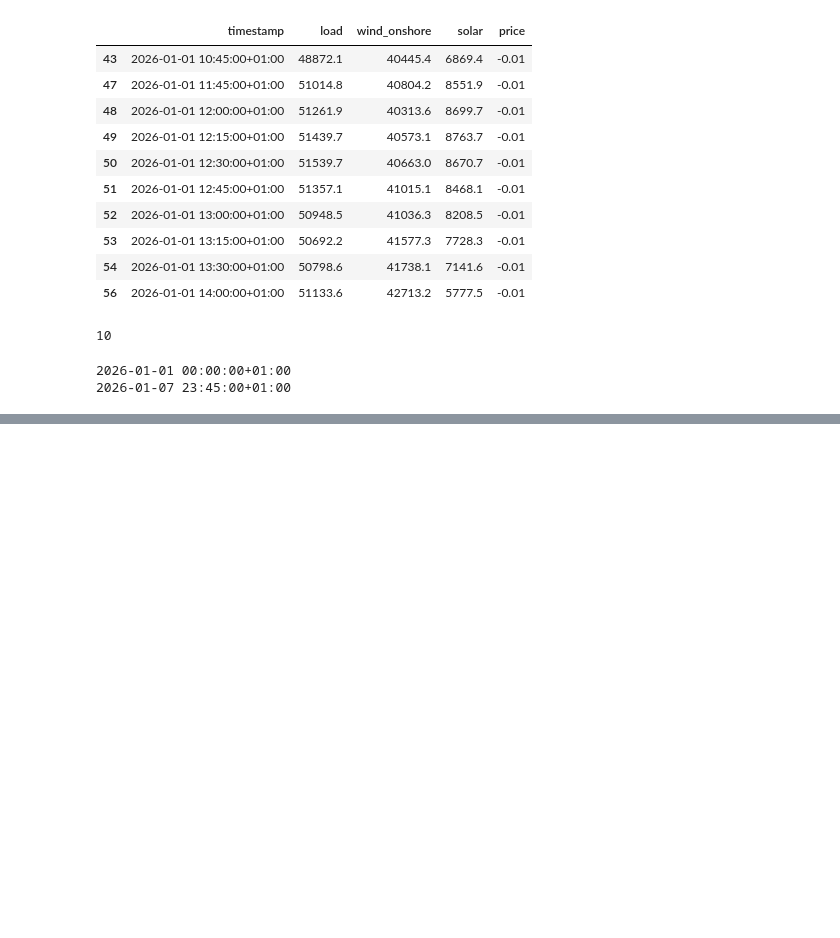
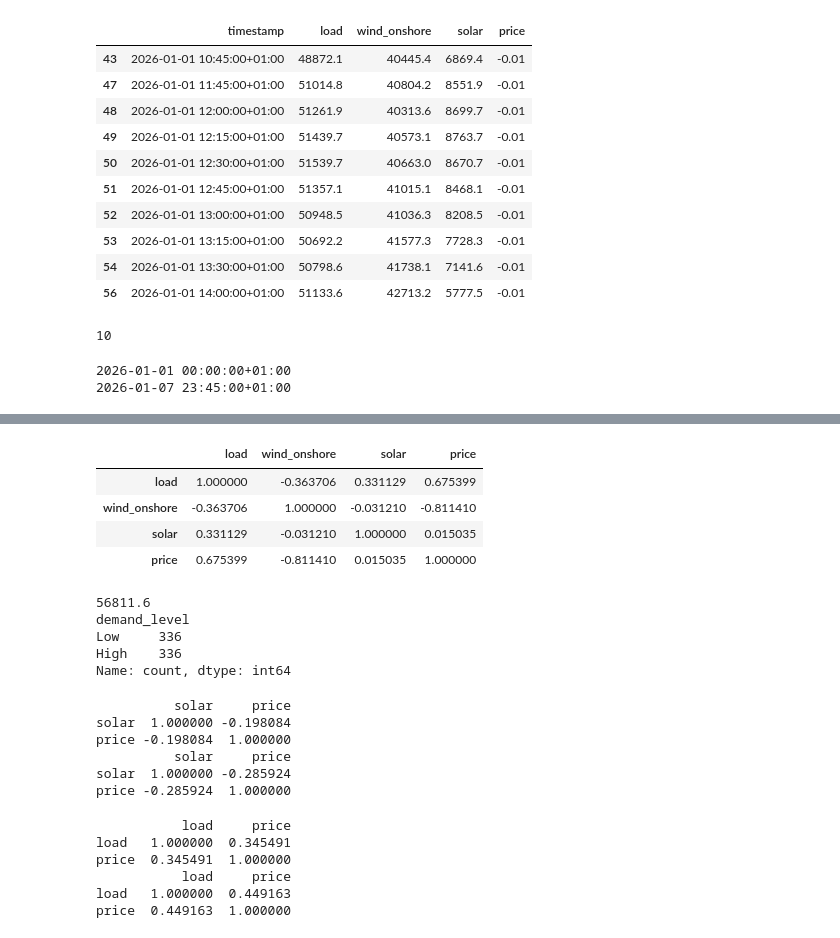
Before and after one commit to rinshina/german-electricity-price-analysis, a Jupyter notebook: german_electricity_analysis.ipynb, the cells around one changed output, grey strips where cells are left out. Cells and saved outputs as stored; diff of their text form; code cells hidden in the pictures; blank space fills up the shorter version.

```diff
--- a/german_electricity_analysis.ipynb
+++ b/german_electricity_analysis.ipynb
@@ -182,0 +219,51 @@ print(merged_df["timestamp"].max())
+# %%
+merged_df[["load", "wind_onshore", "solar", "price"]].corr()
+# %% [output]
+|  | load | wind_onshore | solar | price |
+| load | 1.000000 | -0.363706 | 0.331129 | 0.675399 |
+| wind_onshore | -0.363706 | 1.000000 | -0.031210 | -0.811410 |
+| solar | 0.331129 | -0.031210 | 1.000000 | 0.015035 |
+| price | 0.675399 | -0.811410 | 0.015035 | 1.000000 |
+# %%
+load_median = merged_df["load"].median()
+merged_df["demand_level"] = merged_df["load"].apply(
+    lambda x: "High" if x >= load_median else "Low"
+)
+print(load_median)
+print(merged_df["demand_level"].value_counts())
+# %% [output]
+56811.6
+demand_level
+Low     336
+High    336
+Name: count, dtype: int64
+# %%
+print(
+    merged_df[merged_df["demand_level"] == "High"][["solar", "price"]].corr()
+)
+
+print(
+    merged_df[merged_df["demand_level"] == "Low"][["solar", "price"]].corr()
+)
+# %% [output]
+          solar     price
+solar  1.000000 -0.198084
+price -0.198084  1.000000
+          solar     price
+solar  1.000000 -0.285924
+price -0.285924  1.000000
+# %%
+print(
+    merged_df[merged_df["demand_level"] == "High"][["load", "price"]].corr()
+)
+
+print(
+    merged_df[merged_df["demand_level"] == "Low"][["load", "price"]].corr()
+)
+# %% [output]
+           load     price
+load   1.000000  0.345491
+price  0.345491  1.000000
+           load     price
+load   1.000000  0.449163
+price  0.449163  1.000000
```
Also changed, not shown: parts of 5 cells of this notebook.
